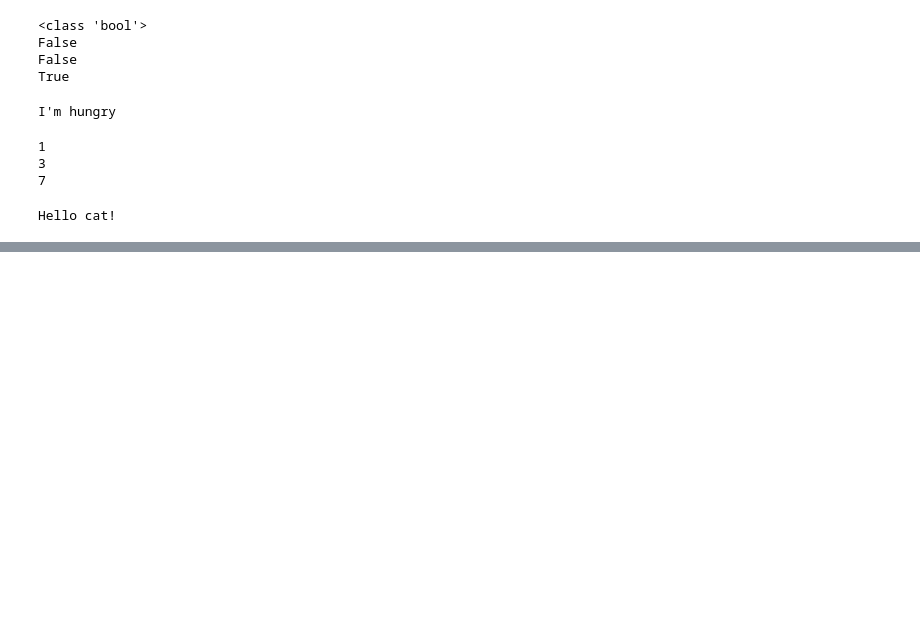
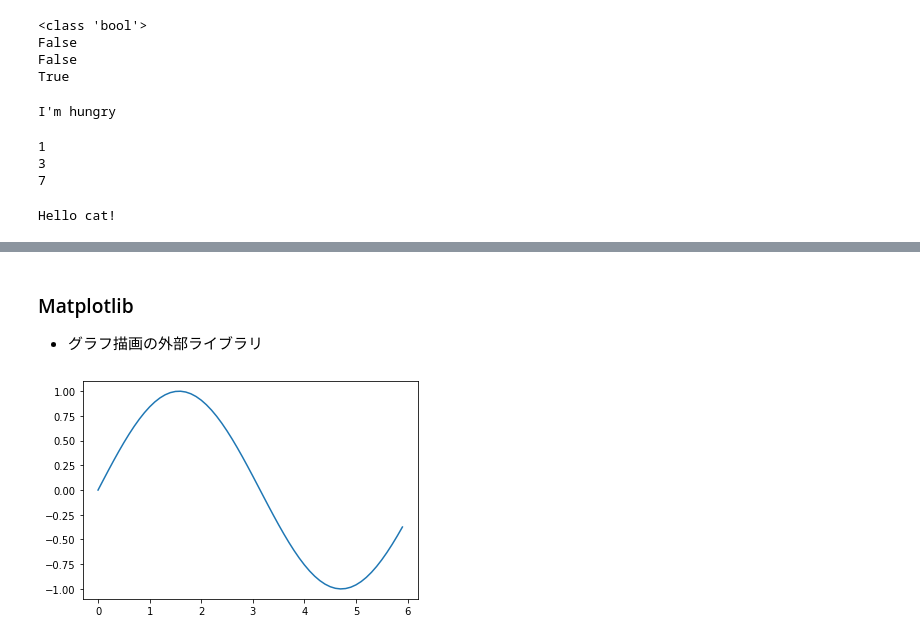
Before and after one commit to takatoshiinaoka/pattern_recognition, a Jupyter notebook: パターン認識1.ipynb, the cells around one changed output, grey strips where cells are left out. Cells and saved outputs as stored; diff of their text form; code cells hidden in the pictures; blank space fills up the shorter version.

```diff
--- a/パターン認識1.ipynb
+++ b/パターン認識1.ipynb
@@ -122,0 +297,16 @@ Hello cat!
+# %% [markdown]
+### Matplotlib
+- グラフ描画の外部ライブラリ
+# %%
+import numpy as np
+import matplotlib.pyplot as plt
+
+#データの作成
+x = np.arange(0, 6, 0.1) #0から6まで0.1刻みで生成
+y = np.sin(x)
+
+#グラフの描画
+plt.plot(x, y)
+plt.show()
+# %% [output]
+[figure, added]
```
Also changed, not shown: parts of 22 cells of this notebook.
